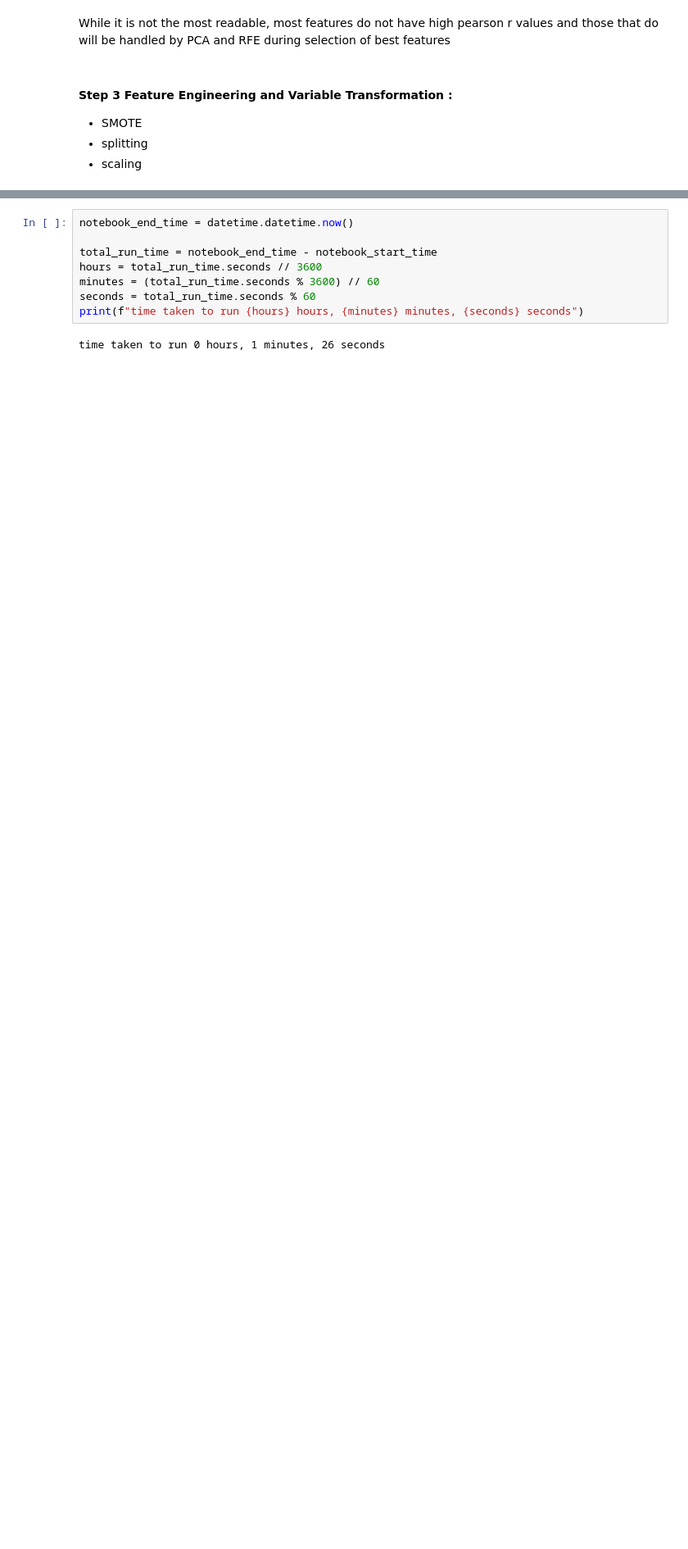
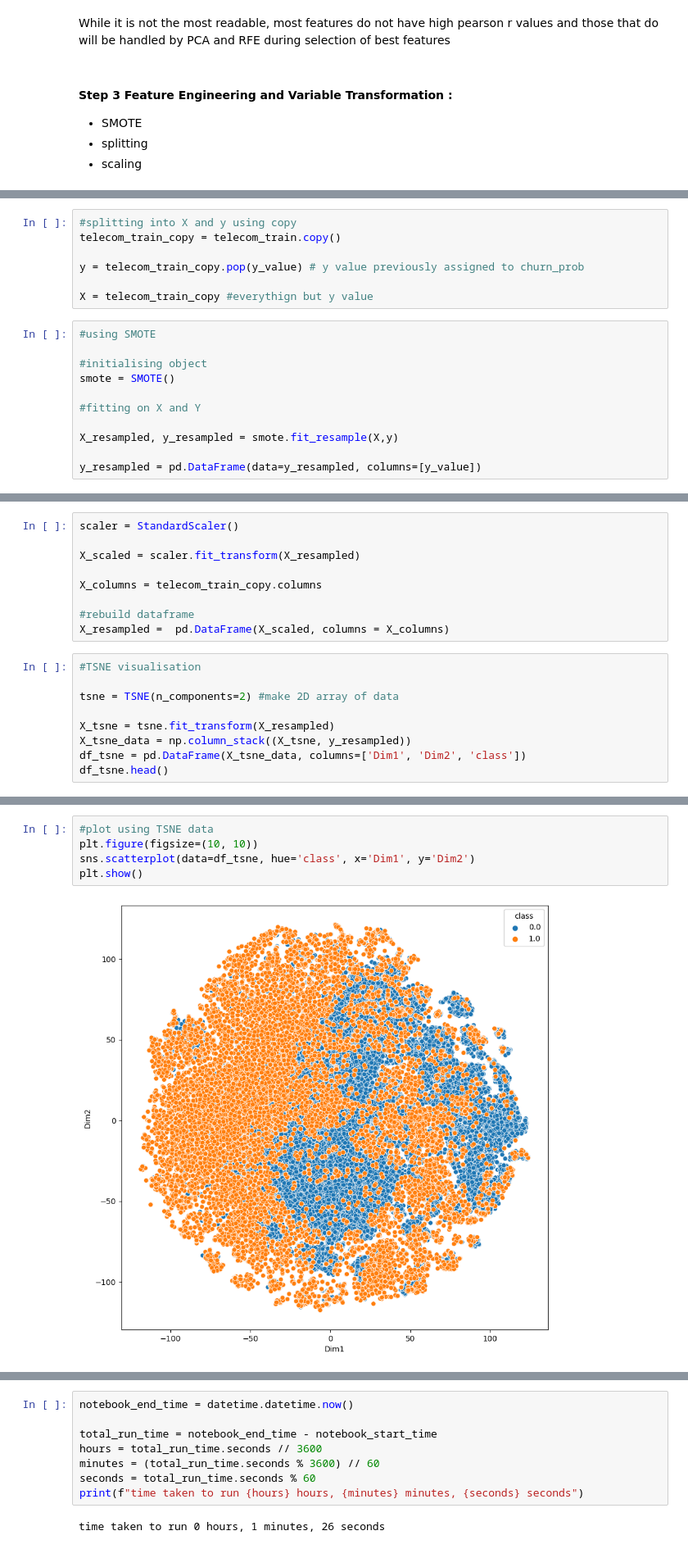
Before and after one commit to mickyals/Telecom_Churn, a Jupyter notebook: Telecom_Churn_Prediction_MA.ipynb, the cells around one changed output, grey strips where cells are left out. Shown at 82% size. Cells and saved outputs as stored; diff of their text form; blank space fills up the shorter version.

```diff
--- a/Telecom_Churn_Prediction_MA.ipynb
+++ b/Telecom_Churn_Prediction_MA.ipynb
@@ -628,0 +632,18 @@ While it is not the most readable, most features do not have high pearson r valu
+# %%
+#splitting into X and y using copy
+telecom_train_copy = telecom_train.copy()
+
+y = telecom_train_copy.pop(y_value) # y value previously assigned to churn_prob
+
+X = telecom_train_copy #everythign but y value
+# %%
+#using SMOTE
+
+#initialising object
+smote = SMOTE()
+
+#fitting on X and Y
+
+X_resampled, y_resampled = smote.fit_resample(X,y)
+
+y_resampled = pd.DataFrame(data=y_resampled, columns=[y_value])
@@ -628,0 +667,18 @@ While it is not the most readable, most features do not have high pearson r valu
+# %%
+scaler = StandardScaler()
+
+X_scaled = scaler.fit_transform(X_resampled)
+
+X_columns = telecom_train_copy.columns
+
+#rebuild dataframe
+X_resampled =  pd.DataFrame(X_scaled, columns = X_columns)
+# %%
+#TSNE visualisation
+
+tsne = TSNE(n_components=2) #make 2D array of data
+
+X_tsne = tsne.fit_transform(X_resampled)
+X_tsne_data = np.column_stack((X_tsne, y_resampled))
+df_tsne = pd.DataFrame(X_tsne_data, columns=['Dim1', 'Dim2', 'class'])
+df_tsne.head()
@@ -628,0 +692,7 @@ While it is not the most readable, most features do not have high pearson r valu
+# %%
+#plot using TSNE data
+plt.figure(figsize=(10, 10))
+sns.scatterplot(data=df_tsne, hue='class', x='Dim1', y='Dim2')
+plt.show()
+# %% [output]
+[figure, added]
```
Also changed, not shown: parts of 8 cells of this notebook.
